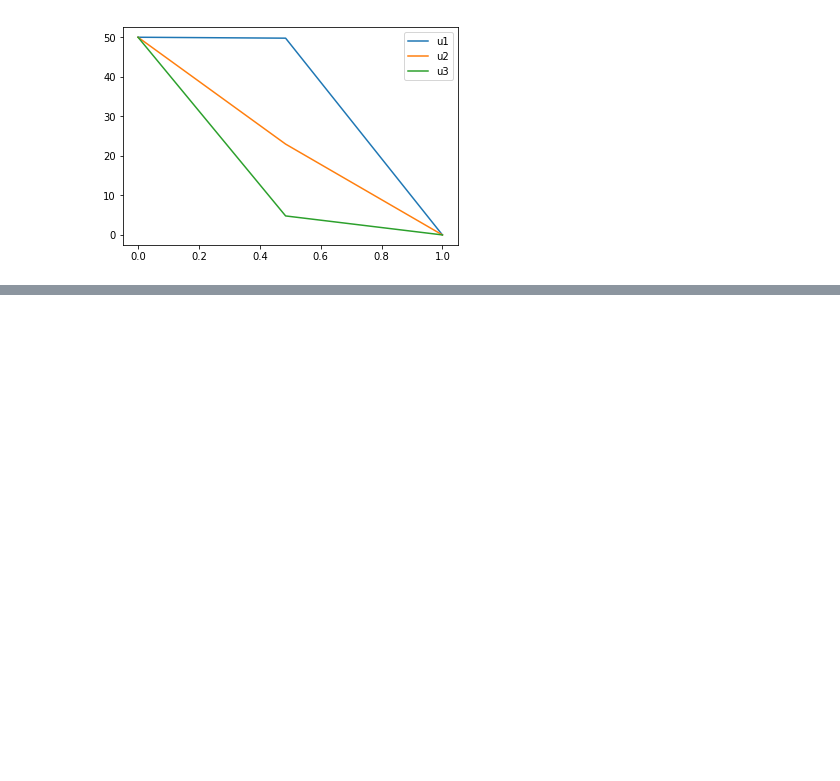
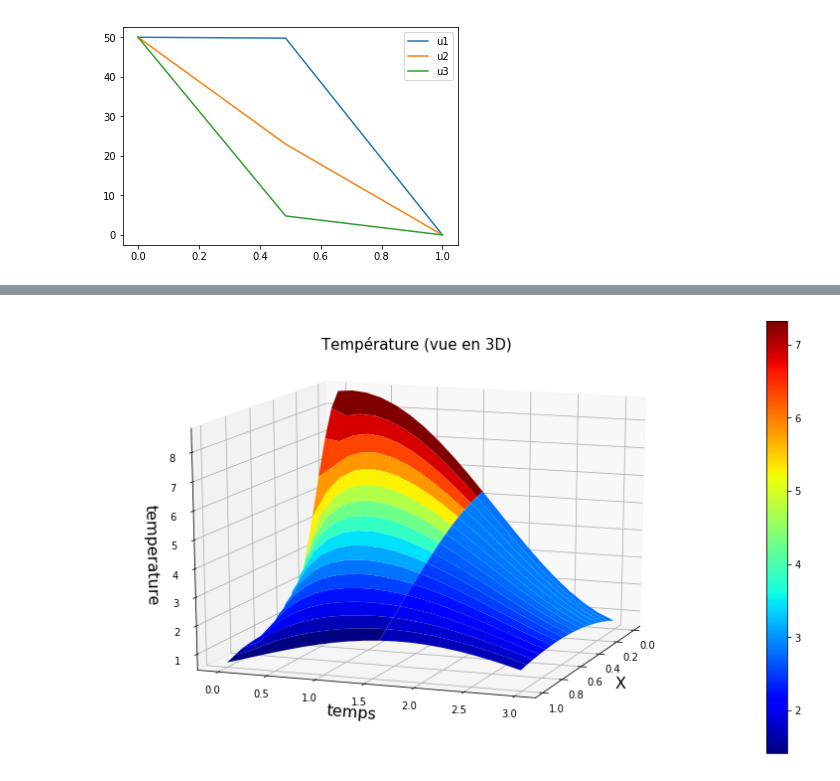
Before and after one commit to pjbenard/-4GMM-CRMB, a Jupyter notebook: Code_Python/Heat_equation_1D.ipynb, the cells around one changed output, grey strips where cells are left out. Cells and saved outputs as stored; diff of their text form; code cells hidden in the pictures; blank space fills up the shorter version.

```diff
--- a/Code_Python/Heat_equation_1D.ipynb
+++ b/Code_Python/Heat_equation_1D.ipynb
@@ -231,0 +324,15 @@ plt.show()
+# %%
+fig = plt.figure(figsize=(14,8))
+ax = fig.add_subplot(111, projection='3d')
+ax.set_xlabel('X', fontsize = 16)
+ax.set_ylabel('temps', fontsize = 16)
+ax.set_zlabel('temperature', fontsize = 16)
+ax.view_init(elev=15, azim = 20)
+
+[SX,ST]=np.meshgrid(x,time)
+a = ax.plot_surface(SX,ST,U_tab.T,cstride=1,linewidth=0,cmap='jet')
+plt.title("Température (vue en 3D)",fontsize=15)
+plt.colorbar(a)
+plt.show()
+# %% [output]
+[figure, added]
```
Also changed, not shown: parts of 6 cells of this notebook.
